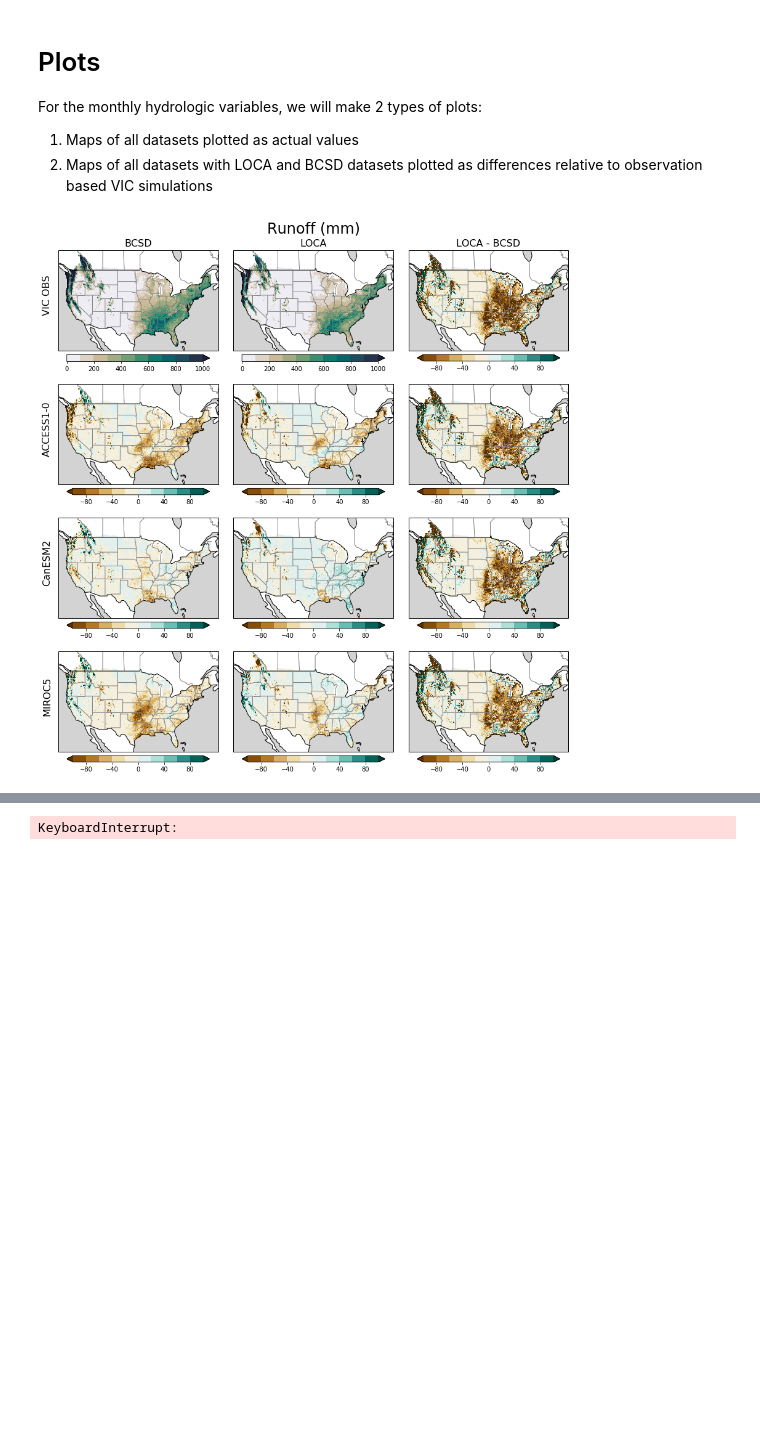
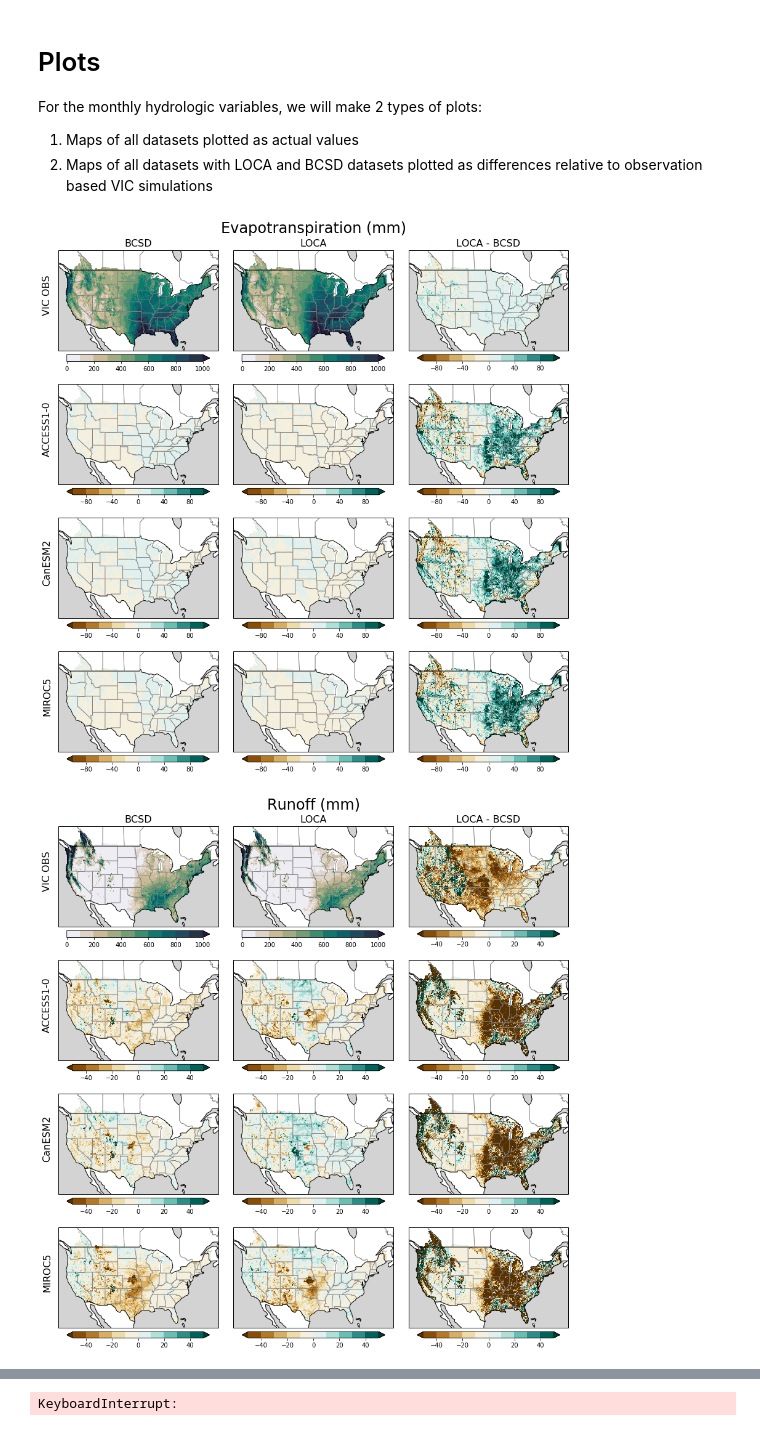
Before and after one commit to nmizukami/LOCA_Downscaling_Analysis, a Jupyter notebook: notebooks/analysis_mon_hist_hydro_Figs6_7_8.ipynb, the cells around one changed output, grey strips where cells are left out. Drawn from its saved outputs; the diff is of its cells as text; code cells hidden in the pictures; blank space fills up the shorter version.

Commit message:
updated script on final round of figure revisions.  scripts could use some clean up, but everything is there.

```diff
--- a/notebooks/analysis_mon_hist_hydro_Figs6_7_8.ipynb
+++ b/notebooks/analysis_mon_hist_hydro_Figs6_7_8.ipynb
@@ -133,7 +130,7 @@ For the monthly hydrologic variables, we will make 2 types of plots:
 1. Maps of all datasets plotted as actual values
 2. Maps of all datasets with LOCA and BCSD datasets plotted as differences relative to observation based VIC simulations
 # %%
-# Figure 6,7,8
+# Figure 6,7,8 (when pct=False), Figs in appendix when pct=True
 
 watercmap = cm.rain  #https://matplotlib.org/cmocean/
 watercmapdiff = 'BrBG'
@@ -160,13 +157,13 @@ diff_kws = {False: {'ET': {'vmin': -100, 'vmax': 100, 'cmap': watercmapdiff, 'ex
 nrows = 1 + len(models)
 ncols = 2
 
-# hydro_vars = ['ET', 'total_runoff', 'SWE']
-hydro_vars = ['total_runoff']
+hydro_vars = ['ET', 'total_runoff', 'SWE']
+# hydro_vars = ['total_runoff']
 
 for var in hydro_vars:
 
 #     for pct in [False, True]:
-    for pct in [False]:
+    for pct in [True]:
 
         if var not in diff_kws[pct]:
             continue
@@ -187,31 +184,33 @@ for var in hydro_vars:
             diff = calc_change(obs_data[var], ds_data[var], pct=pct).persist()
             for row, model in enumerate(models, 1):
                 ax = axes[row, col]
                 make_plot(diff.sel(gcm=model), ax=ax, plot_kwargs=diff_kws[pct][var])  # JJH - added this line
 
                 if col == 0:
                     add_ylabel(ax, model, fontsize=16)
 
         ax = axes[0, -1]
         diff = calc_change(epoch_means['maurer'][var], epoch_means['livneh'][var], pct=pct)
         make_plot(diff, ax=ax, plot_kwargs=diff_kws[pct][var])  # JJH - added this line
         ax.set_title('LOCA - BCSD', fontsize=16)
 
         diff = calc_change(epoch_means['bcsd'][var], epoch_means['loca'][var], pct=pct).persist()
         for row, model in enumerate(models, 1):
             ax = axes[row, -1]
             make_plot(diff.sel(gcm=model), ax=ax, plot_kwargs=diff_kws[pct][var])  # JJH - added this line
 
 
         title = var.upper()
         title += ' (%s)' % units[var]
         if pct:
             title += ' (%)'
             unit_str = 'pct'
         else:
             unit_str = units[var]
         fig.suptitle(variablename[var], fontsize=24, y=1.02)
         fig.tight_layout()
+
         fig.savefig(f'/glade/u/home/jvano/workdir/loca_figs/diff_{var}_{unit_str}_mon_hist_hydro.png', dpi=300, bbox_inches='tight')
 # %% [output]
-[figure, old version]
+[figure, new version]
+[figure, added]
```
Also changed, not shown: parts of 4 cells of this notebook, 4 other files.
